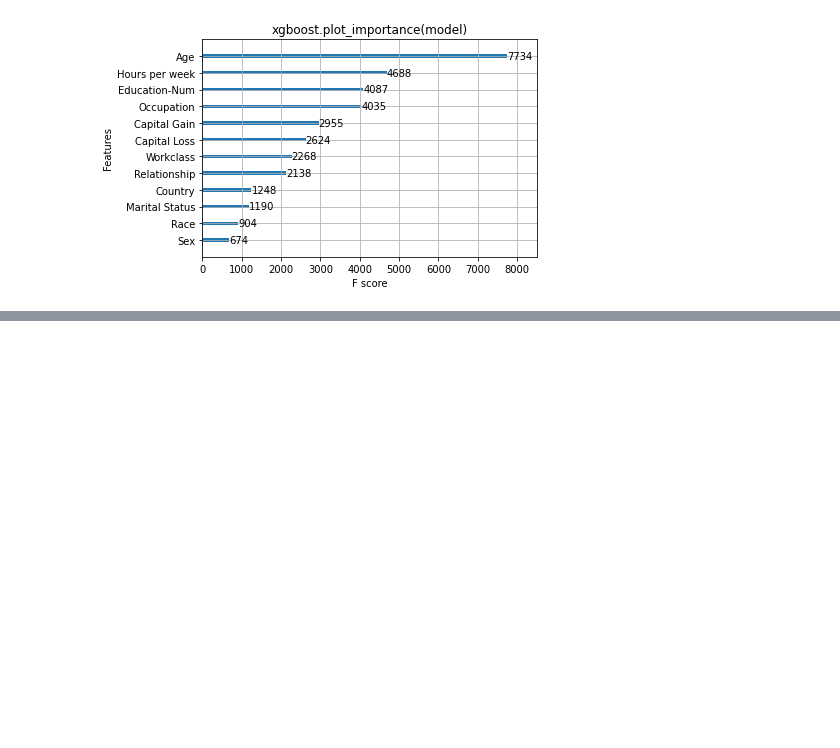
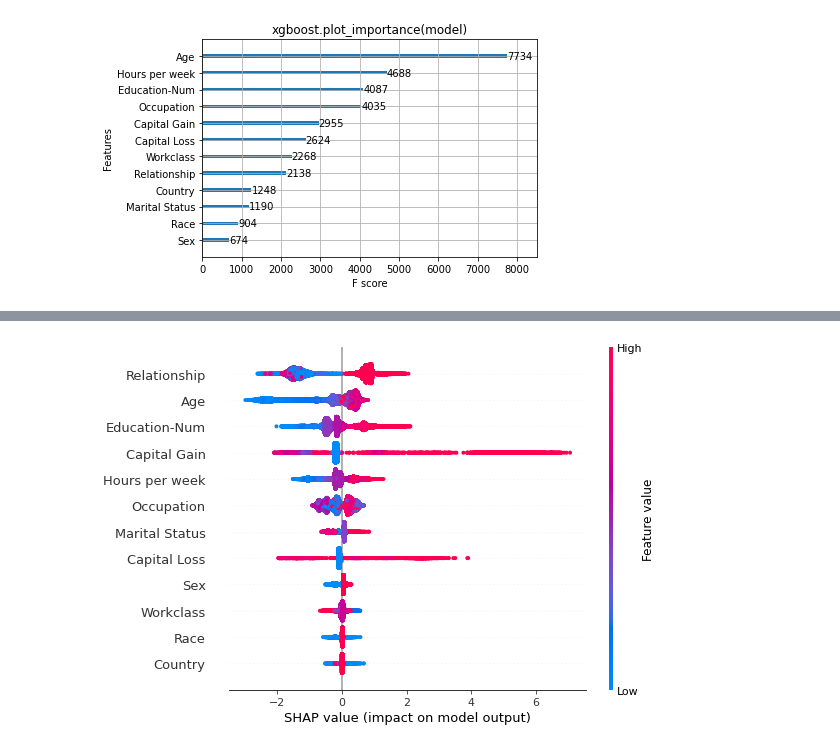
Before and after one commit to gloriankosi/cs-301-project, a Jupyter notebook: cs_301_project.ipynb, the cells around one changed output, grey strips where cells are left out. Cells and saved outputs as stored; diff of their text form; code cells hidden in the pictures; blank space fills up the shorter version.

```diff
--- a/cs_301_project.ipynb
+++ b/cs_301_project.ipynb
@@ -60,0 +89,4 @@ pl.show()
+# %%
+shap.summary_plot(shap_values, X)
+# %% [output]
+[figure, added]
```
Also changed, not shown: parts of 19 cells of this notebook.
